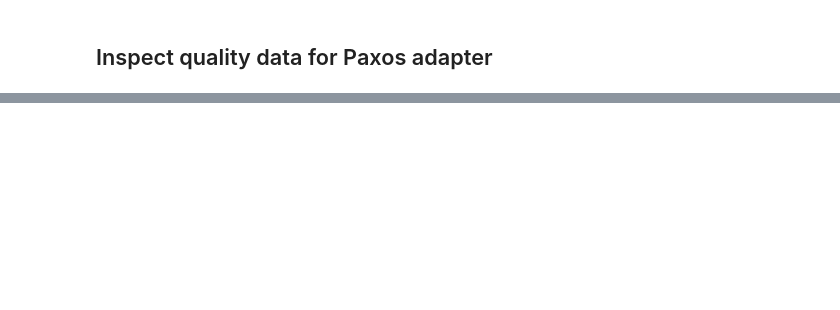
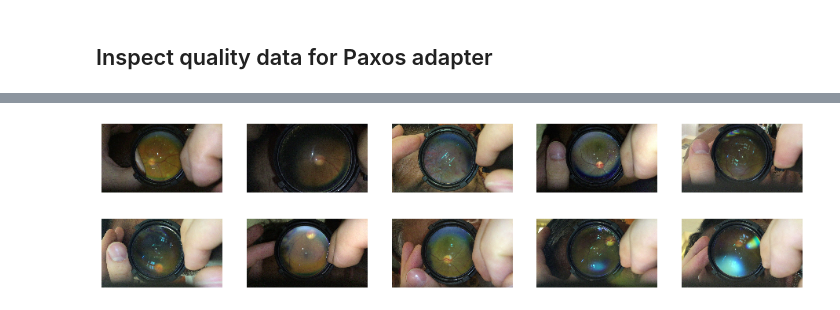
Before and after one commit to AgenoDrei/DetectingDiabeticRetinopathyFromSmartphoneVideoFundus, a Jupyter notebook: project/scripts/inspect_paxos_annotation.ipynb, the cells around one changed output, grey strips where cells are left out. Cells and saved outputs as stored; diff of their text form; code cells hidden in the pictures; blank space fills up the shorter version.

```diff
--- a/project/scripts/inspect_paxos_annotation.ipynb
+++ b/project/scripts/inspect_paxos_annotation.ipynb
@@ -54,0 +84,20 @@ for path in qa_df['eye_id']:
+# %%
+qa_df['sharpness_predicted'] = [-1 for i in range(len(qa_df.eye_id))]
+qa_df['sharpness_predicted_clahe'] = [-1 for i in range(len(qa_df.eye_id))]
+
+
+for path in qa_df['eye_id']:
+    img = utl.load_image(BASE_DATA_PATH + 'QA Dataset/' + path + '.png')
+    img_enh = utl.enhance_contrast_image(img, clip_limit=3.5, tile_size=12)
+    mask = utl.get_retina_mask(img_enh)[0]
+    img = cv2.bitwise_and(img, mask)
+    img_enh = cv2.bitwise_and(img_enh, mask)
+
+
+    laplace_variance = cv2.Laplacian(img, cv2.CV_64F).var()
+    laplace_variance_enh = cv2.Laplacian(img_enh, cv2.CV_64F).var()
+    qa_df.loc[qa_df.eye_id == path, 'sharpness_predicted'] = laplace_variance if laplace_variance != 0.0 else None
+    qa_df.loc[qa_df.eye_id == path, 'sharpness_predicted_clahe'] = laplace_variance_enh if laplace_variance != 0.0 else None
+    #utl.show_image(img, name=f'Masked img, no-clahe, bluriness: {cv2.Laplacian(img, cv2.CV_64F).var()}', time=500)
+
+qa_df.head()
@@ -54,0 +137,25 @@ for path in qa_df['eye_id']:
+# %%
+def showImagesHorizontally(list_of_files, title: str = 'Image row'):
+    fig = plt.figure(num=title)
+    number_of_files = len(list_of_files)
+    for i in range(number_of_files):
+        a=fig.add_subplot(1,number_of_files,i+1)
+        image = plt.imread(list_of_files[i])
+        plt.imsave(f'{BASE_DATA_PATH}{title}_{i}.png', image)
+        plt.imshow(image,cmap='Greys_r')
+        plt.axis('off')
+
+qa_df.sort_values(by='sharpness_predicted').to_excel('Paxos_adapter_sharpness_prediction.xlsx')
+qa_df = qa_df.sort_values(by='sharpness_predicted')
+
+best_five = qa_df.head(50).sample(5)['eye_id'].to_list()
+worst_five = qa_df.tail(50).sample(5)['eye_id'].to_list()
+
+best_five = [BASE_DATA_PATH + 'QA Dataset/' + p + '.png' for p in best_five]
+worst_five = [BASE_DATA_PATH + 'QA Dataset/' + p + '.png' for p in worst_five]
+
+showImagesHorizontally(best_five, title='best_five')
+showImagesHorizontally(worst_five, title='worst_five')
+# %% [output]
+[figure, added]
+[figure, added]
```
Also changed, not shown: parts of 9 cells of this notebook, 6 other files.
